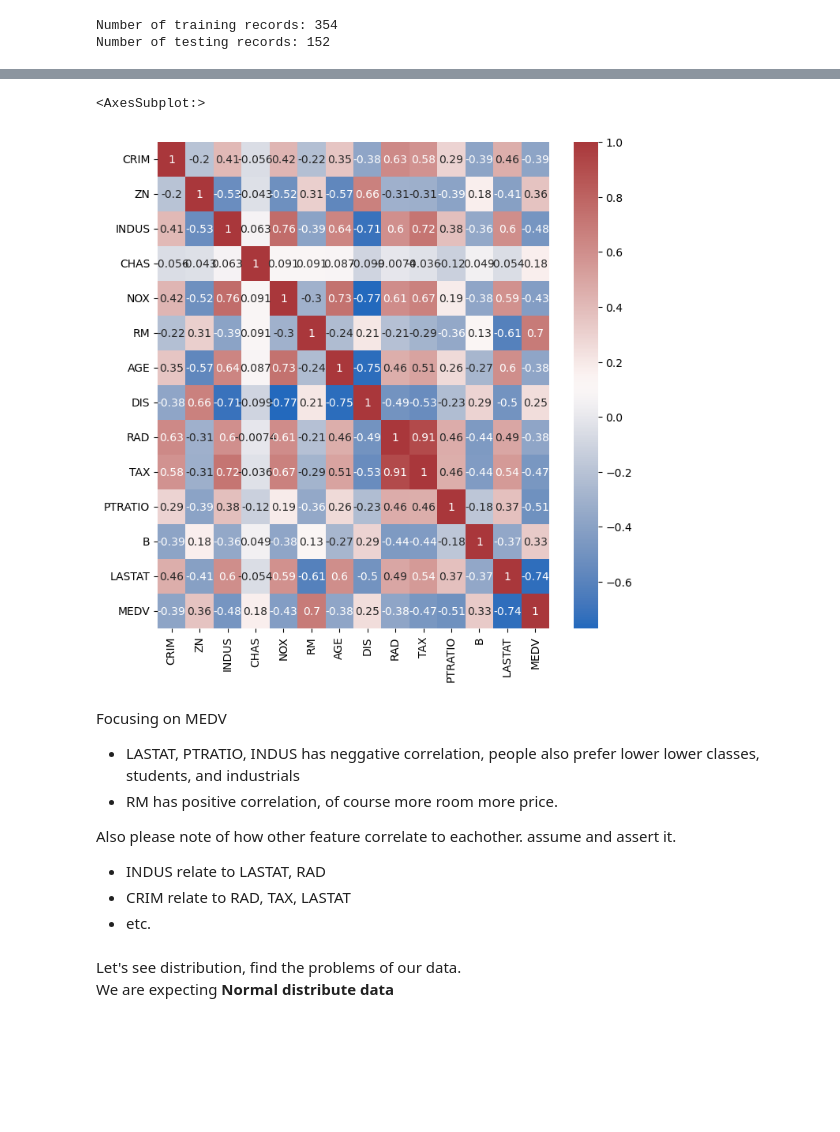
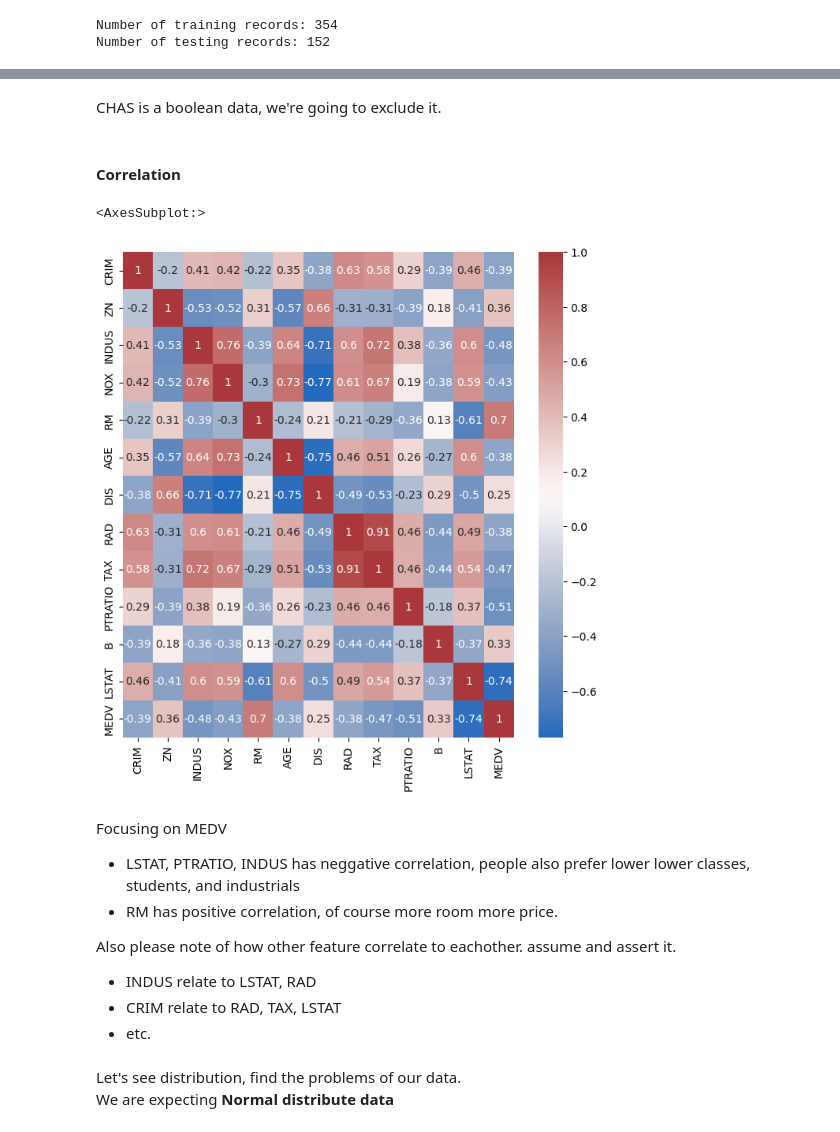
Before and after one commit to lumlong/my_learning, a Jupyter notebook: 3.data_science/example_project/house_price_prediction.ipynb, the cells around one changed output, grey strips where cells are left out. Saved outputs shown, nothing was run; the diff lists cells and outputs as text; code cells hidden in the pictures; blank space fills up the shorter version.

```diff
--- a/3.data_science/example_project/house_price_prediction.ipynb
+++ b/3.data_science/example_project/house_price_prediction.ipynb
@@ -62,5 +64,5 @@ B:      1000(Bk−0.63)2 where Bk is the proportion of blacks by town
 # %%
-header = ['CRIM', 'ZN', 'INDUS', 'CHAS', 'NOX', 'RM', 'AGE', 'DIS', 'RAD', 'TAX', 'PTRATIO', 'B', 'LASTAT', 'MEDV']
+header = ['CRIM', 'ZN', 'INDUS', 'CHAS', 'NOX', 'RM', 'AGE', 'DIS', 'RAD', 'TAX', 'PTRATIO', 'B', 'LSTAT', 'MEDV']
 df = pd.read_csv('./data/housing.csv', sep=' +', names=header)
 df.head()
 # %% [output]
@@ -180,15 +175,21 @@ Let's see it correlation
+# %% [markdown]
+CHAS is a boolean data, we're going to exclude it.
+# %%
+numeric_cols = ['CRIM', 'ZN', 'INDUS', 'NOX', 'RM', 'AGE', 'DIS', 'RAD', 'TAX', 'PTRATIO', 'B', 'LSTAT', 'MEDV']
+# %% [markdown]
+#### Correlation
 # %%
 fig, ax = plt.subplots(figsize=(8, 8))
-sns.heatmap(data=df.corr(), cmap='vlag', annot=True, ax=ax)
+sns.heatmap(data=df[numeric_cols].corr(), cmap='vlag', annot=True, ax=ax)
 # %% [output]
 <AxesSubplot:>
-[figure, old version]
+[figure, new version]
 # %% [markdown]
 Focusing on MEDV
-- LASTAT, PTRATIO, INDUS has neggative correlation, people also prefer lower lower classes, students, and industrials
+- LSTAT, PTRATIO, INDUS has neggative correlation, people also prefer lower lower classes, students, and industrials
 - RM has positive correlation, of course more room more price.
 
 Also please note of how other feature correlate to eachother. assume and assert it.
-- INDUS relate to LASTAT, RAD
-- CRIM relate to RAD, TAX, LASTAT
+- INDUS relate to LSTAT, RAD
+- CRIM relate to RAD, TAX, LSTAT
 - etc.
```
Also changed, not shown: parts of 48 cells of this notebook, 5 other files.
